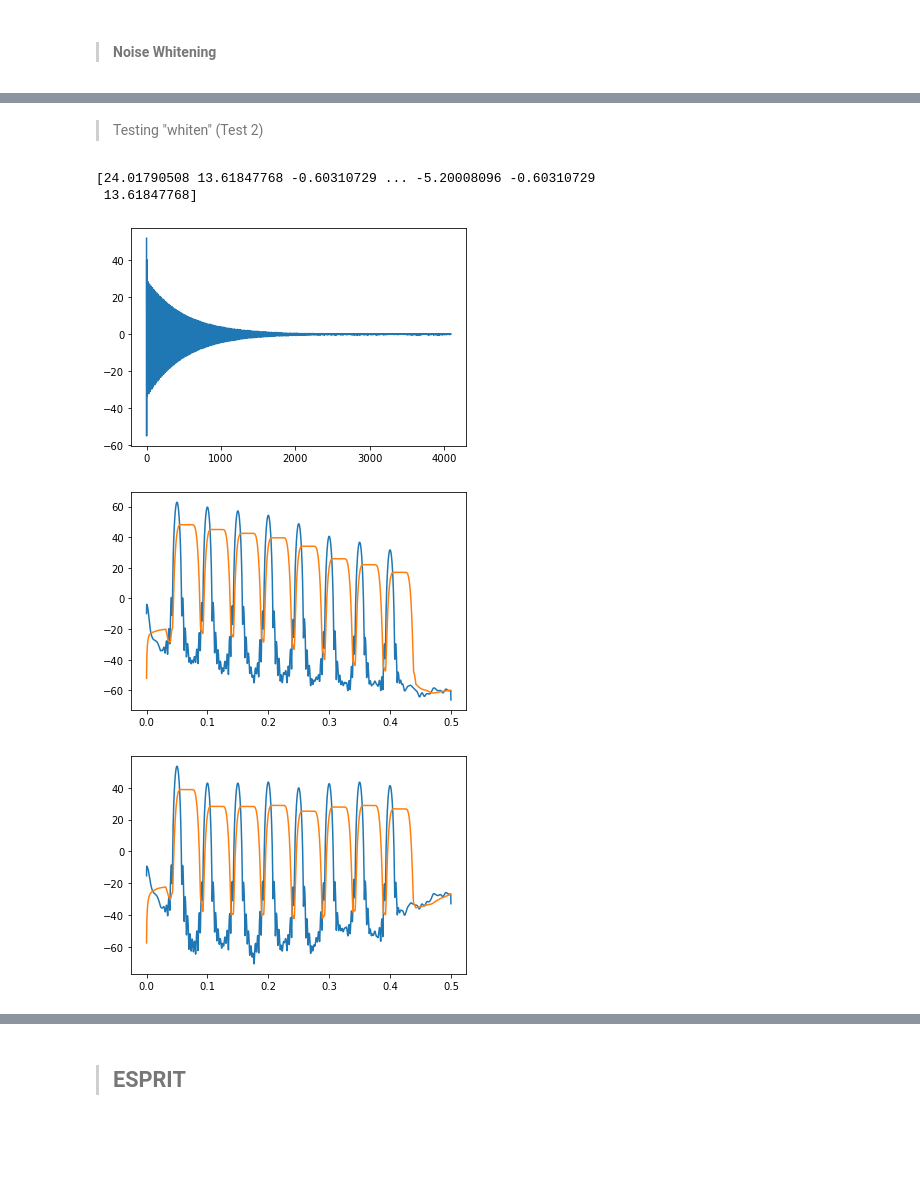
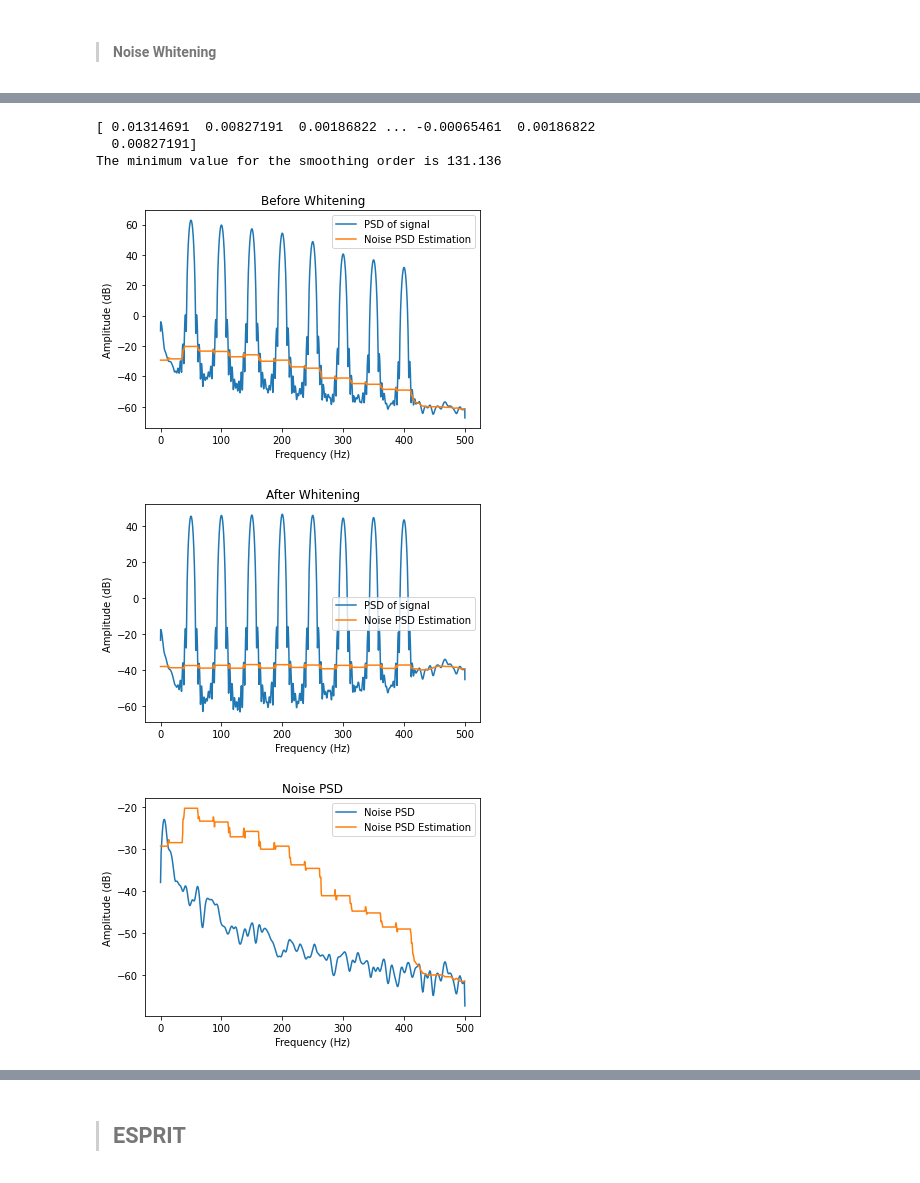
Before and after one commit to piptouque/atiam_pam_hrparam, a Jupyter notebook: source/ESPRIT-Roy.ipynb, the cells around one changed output, grey strips where cells are left out. Saved outputs shown, nothing was run; the diff lists cells and outputs as text; code cells hidden in the pictures; blank space fills up the shorter version.

```diff
--- a/source/ESPRIT-Roy.ipynb
+++ b/source/ESPRIT-Roy.ipynb
@@ -432,9 +371,7 @@ def whiten(x : np.ndarray, smoothing_order : int, AR_order : int): # add input??
 
 
     # Step 2: estimating the noise's PSD with a median filter (smoothing the signal's PSD)
-    b = (np.ones(smoothing_order))/smoothing_order  # numerator co-effs of the filter's transfer function
-                                                    # denominator co-eff of the filter's transfer function is 1
-    PSD_noise = signal.lfilter(b, [1], PSD_x)       # smoothed PSD = estimation of the noise PSD
+    PSD_noise = scipy.ndimage.median_filter(PSD_x, smoothing_order) # smoothed PSD = estimation of the noise PSD
 
     # Step 3: calculating the autocovariance of the noise
     AC = np.real(np.fft.ifft(PSD_noise, Nfft))                     # autocovariance (vector) of the noise
@@ -454,7 +391,7 @@ def whiten(x : np.ndarray, smoothing_order : int, AR_order : int): # add input??
     # Step 5: re-estimating the noise, now for the white signal
     _, PSD_x_white = signal.welch(x_white, nfft = Nfft)
     #PSD_x_white, freq = plt.psd(x_white, Nfft)
-    PSD_noise_white = signal.lfilter(b, [1], PSD_x_white)
+    PSD_noise_white = scipy.ndimage.median_filter(PSD_x_white, smoothing_order)
 
     return x_white, freq, PSD_x, PSD_noise, PSD_x_white, PSD_noise_white
 # %% [markdown]
@@ -492,32 +399,41 @@ plt.show()
-# %% [markdown]
-> Testing "whiten" (Test 2)
-# %%
-x_white2, freq2, PSD_x2, PSD_noise2, PSD_x_white2, PSD_noise_white2 = whiten(np.real(x_synth2[0]), 130, 10)
-
-plt.figure()
-
-plt.plot(np.arange(N_synth2), x_white2)
-
-plt.show()
-
-plt.figure()
-
-plt.plot(freq2, 20*np.log10((PSD_x2)))
-
-plt.plot(freq2, 20*np.log10((PSD_noise2)))
-
-plt.show()
-
-plt.figure()
-
-plt.plot(freq2, 20*np.log10((PSD_x_white2)))
-
-plt.plot(freq2, 20*np.log10((PSD_noise_white2)))
-
-plt.show()
-# %% [output]
-[24.01790508 13.61847768 -0.60310729 ... -5.20008096 -0.60310729
- 13.61847768]
-[figure, removed]
-[figure, removed]
-[figure, removed]
+# %%
+x_white2, freq2_norm, PSD_x2, PSD_noise2, PSD_x_white2, PSD_noise_white2 = whiten(np.real(x_synth2[0]), 200, 15)
+
+print('The minimum value for the smoothing order is', 4*0.016*len(freq2_norm))
+
+freq2 = fs_synth2*freq2_norm
+
+plt.figure()
+plt.title('Before Whitening')
+plt.plot(freq2, 20*np.log10((PSD_x2)), label = 'PSD of signal')
+plt.plot(freq2, 20*np.log10((PSD_noise2)), label = 'Noise PSD Estimation')
+plt.xlabel('Frequency (Hz)')
+plt.ylabel('Amplitude (dB)')
+plt.legend()
+plt.show()
+
+plt.figure()
+plt.title('After Whitening')
+plt.plot(freq2, 20*np.log10((PSD_x_white2)), label = 'PSD of signal')
+plt.plot(freq2, 20*np.log10((PSD_noise_white2)), label = 'Noise PSD Estimation')
+plt.xlabel('Frequency (Hz)')
+plt.ylabel('Amplitude (dB)')
+plt.legend()
+plt.show()
+
+
+plt.figure()
+plt.title("Noise PSD")
+plt.plot(fs_synth2*freq_synth2, 20*np.log10(PSD_noise_synth2), label = 'Noise PSD')
+plt.plot(freq2, 20*np.log10((PSD_noise2)), label = 'Noise PSD Estimation')
+plt.xlabel('Frequency (Hz)')
+plt.ylabel('Amplitude (dB)')
+plt.legend()
+plt.show()
+# %% [output]
+[ 0.01314691  0.00827191  0.00186822 ... -0.00065461  0.00186822
+  0.00827191]
+The minimum value for the smoothing order is 131.136
+[figure, added]
+[figure, added]
+[figure, added]
```
Also changed, not shown: parts of 29 cells of this notebook.
